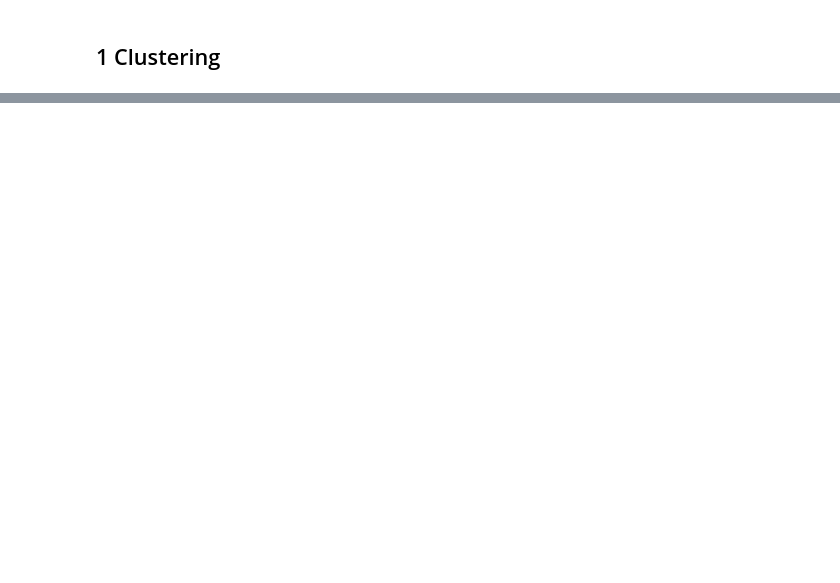
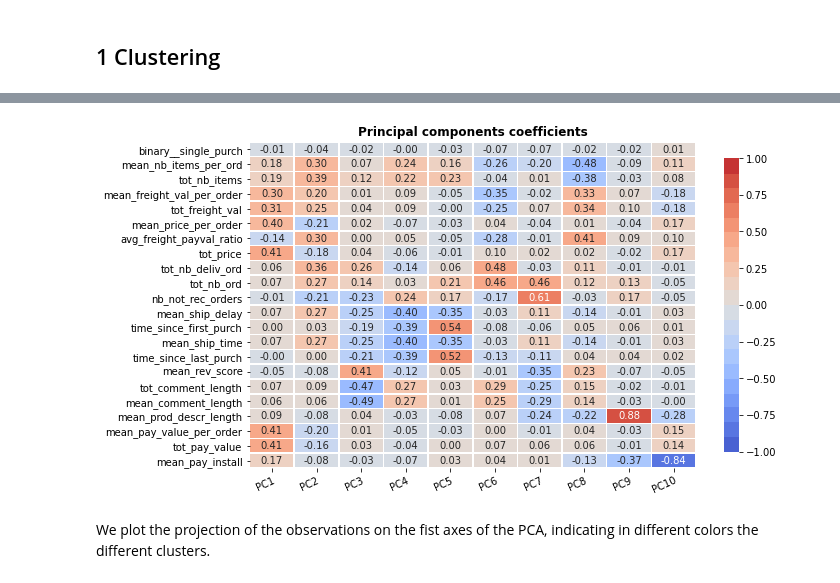
Before and after one commit to SmellyArmure/OC_DS_Project5, a Jupyter notebook: NOTEBOOKS/P5_Clustering.ipynb, the cells around one changed output, grey strips where cells are left out. Saved outputs shown, nothing was run; the diff lists cells and outputs as text; code cells hidden in the pictures; blank space fills up the shorter version.

```diff
--- a/NOTEBOOKS/P5_Clustering.ipynb
+++ b/NOTEBOOKS/P5_Clustering.ipynb
@@ -253,0 +345,10 @@ plt.hist(ser, bins=300);
+# %%
+plot_heatmap(pca_df,'Principal components coefficients',
+             vmin=-1, vmax=1, center=0,
+             palette=sns.color_palette("coolwarm", 20),
+             figsize=(10,6),shape='rect')
+plt.show()
+# %% [output]
+[figure, added]
+# %% [markdown]
+We plot the projection of the observations on the fist axes of the PCA, indicating in different colors the different clusters.
```
Also changed, not shown: parts of 39 cells of this notebook, 2 other files.
